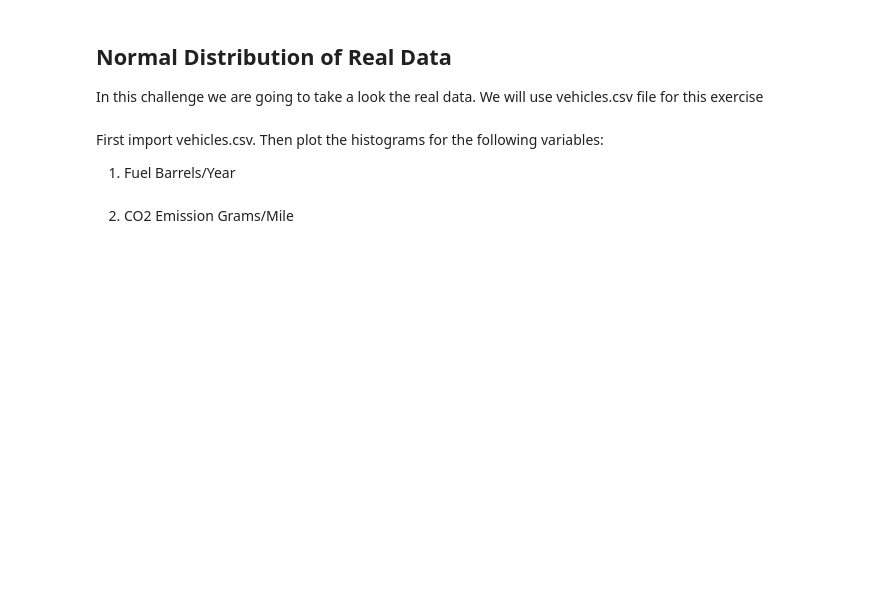
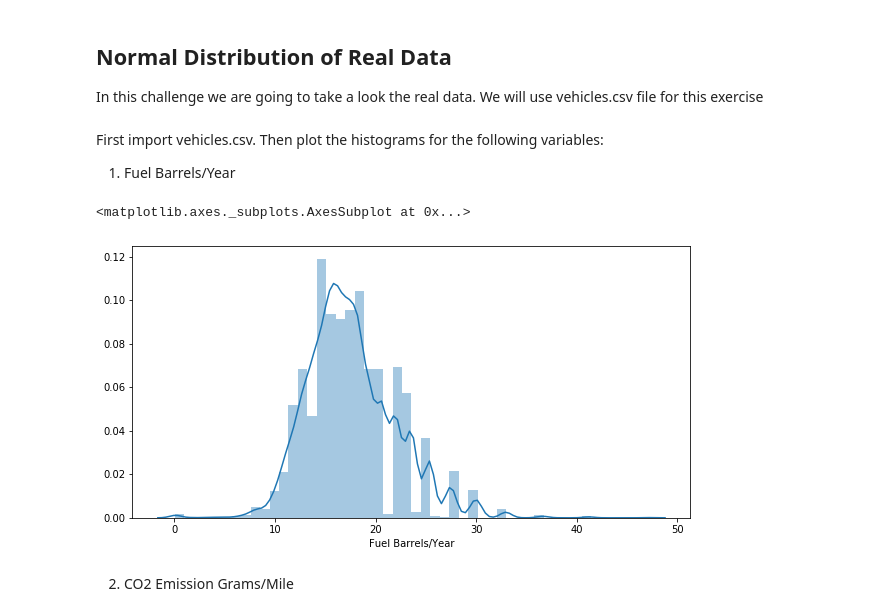
Before and after one commit to ta-datapt-bcn/lab-cont-probability-distribution, a Jupyter notebook: your_code/main.ipynb, the cells around one changed output. Saved outputs shown, nothing was run; the diff lists cells and outputs as text; code cells hidden in the pictures; blank space fills up the shorter version.

```diff
--- a/your_code/main.ipynb
+++ b/your_code/main.ipynb
@@ -72,2 +144,10 @@ Then plot the histograms for the following variables:
+# %%
+# your code here
+df_vehicles = pd.read_csv('../data/vehicles.csv')
+
+sns.distplot(df_vehicles['Fuel Barrels/Year'])
+# %% [output]
+<matplotlib.axes._subplots.AxesSubplot at 0x...>
+[figure, added]
 # %% [markdown]
 2. CO2 Emission Grams/Mile
```
Also changed, not shown: parts of 15 cells of this notebook, 1 other file.
